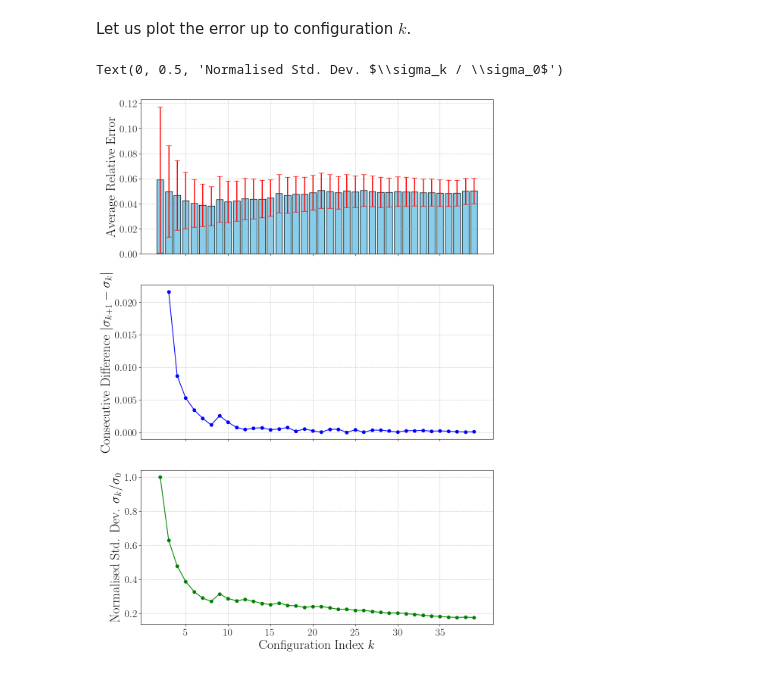
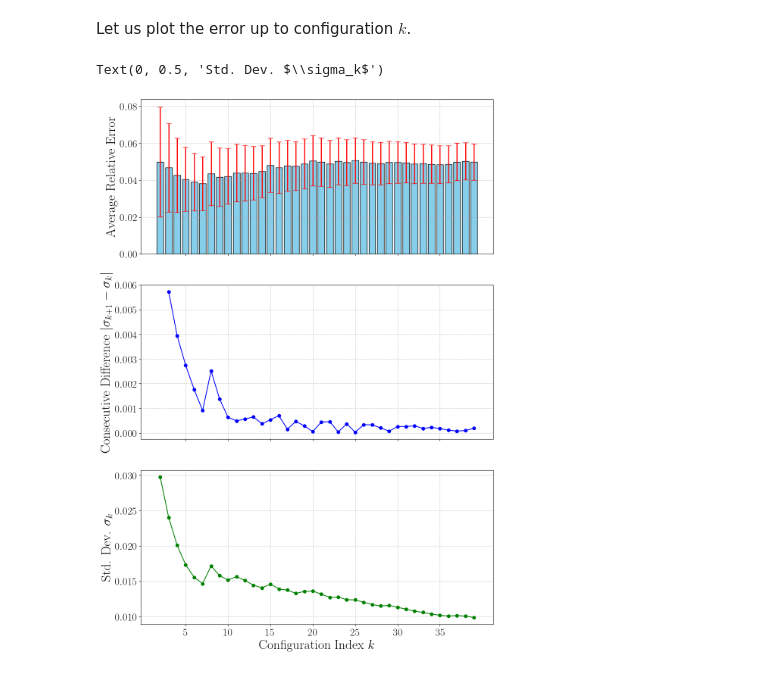
Before and after one commit to ERMETE-Lab/NuSHRED, a Jupyter notebook: Code/P2/03_sensitivity_ensemblesize.ipynb, the cells around one changed output. Drawn from its saved outputs; the diff is of its cells as text; code cells hidden in the pictures.

```diff
--- a/Code/P2/03_sensitivity_ensemblesize.ipynb
+++ b/Code/P2/03_sensitivity_ensemblesize.ipynb
@@ -258,7 +258,7 @@ import os
 path_shred = './SHRED/EnsembleSensitivity/'
 os.makedirs(path_shred, exist_ok=True)
 
-train_net = True
+train_net = False
 
 shred = list()
 for kk in range(n_configurations):
@@ -305,6 +287,16 @@ from shred.processdata import num2p, mre
 Ytest_POD_hat = torch.stack([shred[kk](test_data_in[kk]) for kk in range(n_configurations)], dim=0)
 
 Ytest_POD_pred = {
-    'mean': [Ytest_POD_hat[:kk].mean(axis=0) for kk in range(1, n_configurations)],
-    'std':  [Ytest_POD_hat[:kk].std(axis=0) for kk in range(1, n_configurations)]
+    'mean': list(),
+    'std':  list()
 }
+
+for kk in range(1, n_configurations):
+    _mean = 1/(kk+1) * (Ytest_POD_hat[:kk+1].sum(axis=0))
+    _var  = 1/(kk) * sum([(Ytest_POD_hat[ll] - _mean).pow(2) for ll in range(kk+1)])
+
+    Ytest_POD_pred['mean'].append(_mean)
+    Ytest_POD_pred['std'].append(torch.sqrt(_var) / np.sqrt(kk+1))
+
+Ytest_POD_pred['mean_formula'] = [Ytest_POD_hat[:kk].mean(axis=0) for kk in range(1, n_configurations)]
+Ytest_POD_pred['std_formula']  = [Ytest_POD_hat[:kk].std(axis=0) for kk in range(1, n_configurations)]
@@ -321,34 +357,34 @@ rcParams['text.latex.preamble'] = r'\usepackage{amssymb} \usepackage{amsmath} \u
 # %%
 mean_ave = [mre(test_data_out, mean).cpu().detach().numpy() for mean in Ytest_POD_pred['mean'][1:]]
-std_ave = [1/np.sqrt(kk+1) * (std.pow(2).sum(axis = -1).sqrt() / (test_data_out).pow(2).sum(axis = -1).sqrt()).mean().cpu().detach().numpy() for kk, std in enumerate(Ytest_POD_pred['std'][1:])]
+std_ave = [(std.pow(2).sum(axis = -1).sqrt() / (test_data_out).pow(2).sum(axis = -1).sqrt()).mean().cpu().detach().numpy() for kk, std in enumerate(Ytest_POD_pred['std'][1:])]
 
 fig, axs = plt.subplots(nrows = 3, ncols=1, figsize=(12, 18), sharex=True)
 
 # Plotting the mean and standard deviation
 ax = axs[0]
 mean_ave_np = np.array(mean_ave)
 std_ave_np = np.array(std_ave)
 
 x = np.arange(len(mean_ave_np))+2
-ax.bar(x, mean_ave_np, yerr =std_ave_np, capsize=5, color='skyblue', edgecolor='black', error_kw={'elinewidth': 2, 'ecolor': 'red'})
+ax.bar(x, mean_ave_np, yerr=std_ave_np, capsize=5, color='skyblue', edgecolor='black', error_kw={'elinewidth': 2, 'ecolor': 'red'})
 
 # Consecutive decrease of the mean
 ax = axs[1]
 ax.plot(x[1:], np.abs(np.diff(std_ave_np)), marker='o', color='blue', label='Mean')
 
 # Decrease of the std deviation
 ax = axs[2]
-ax.plot(x, std_ave_np / std_ave_np[0], marker='o', color='green', label='Standard Deviation')
+ax.plot(x, std_ave_np, marker='o', color='green', label='Standard Deviation')
 
 for ax in axs:
     ax.set_xticks(x[3::5])
     ax.grid(linestyle='--', alpha=0.7)
     ax.tick_params(axis='both', which='major', labelsize=20)
 
 axs[-1].set_xlabel('Configuration Index $k$', fontsize=25)
 axs[0].set_ylabel('Average Relative Error', fontsize=25)
 axs[1].set_ylabel(r'Consecutive Difference $|\sigma_{k+1}-\sigma_{k}|$', fontsize=25)
-axs[2].set_ylabel(r'Normalised Std. Dev. $\sigma_k / \sigma_0$', fontsize=25)
+axs[2].set_ylabel(r'Std. Dev. $\sigma_k$', fontsize=25)
 # %% [output]
-Text(0, 0.5, 'Normalised Std. Dev. $\\sigma_k / \\sigma_0$')
+Text(0, 0.5, 'Std. Dev. $\\sigma_k$')
-[figure, old version]
+[figure, new version]
```
Also changed, not shown: parts of 6 cells of this notebook.
